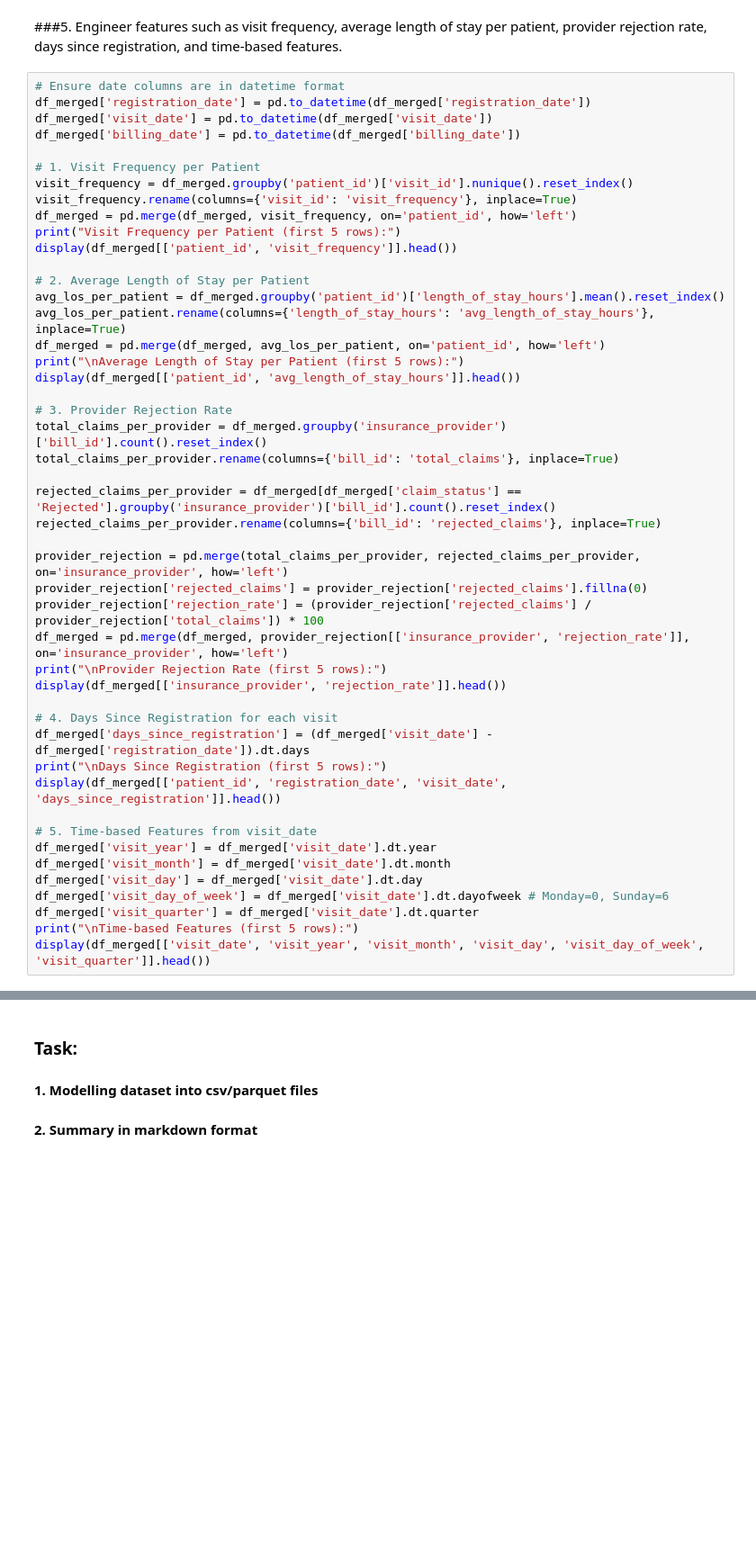
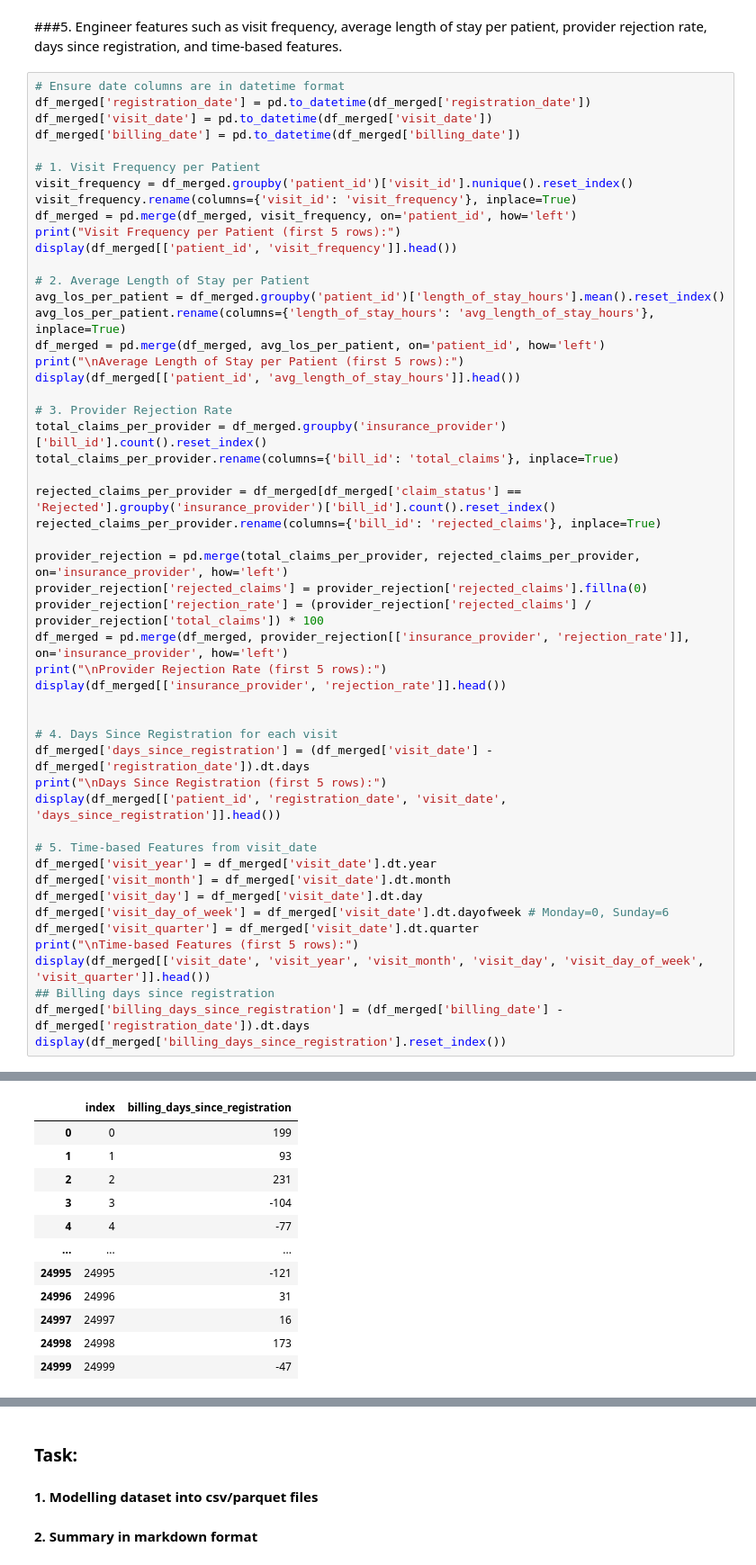
Before and after one commit to rahilkhan-acadmic/APAIML-GradedMiniProject, a Jupyter notebook: capstone/Phase2_EDA.ipynb, the cells around one changed output, grey strips where cells are left out. Shown at 90% size. Cells and saved outputs as stored; diff of their text form; blank space fills up the shorter version.

```diff
--- a/capstone/Phase2_EDA.ipynb
+++ b/capstone/Phase2_EDA.ipynb
@@ -261,6 +261,7 @@ df_merged = pd.merge(df_merged, provider_rejection[['insurance_provider', 'rejec
 print("\nProvider Rejection Rate (first 5 rows):")
 display(df_merged[['insurance_provider', 'rejection_rate']].head())
 
+
 # 4. Days Since Registration for each visit
 df_merged['days_since_registration'] = (df_merged['visit_date'] - df_merged['registration_date']).dt.days
 print("\nDays Since Registration (first 5 rows):")
@@ -274,6 +275,9 @@ df_merged['visit_day_of_week'] = df_merged['visit_date'].dt.dayofweek # Monday=0
 df_merged['visit_quarter'] = df_merged['visit_date'].dt.quarter
 print("\nTime-based Features (first 5 rows):")
 display(df_merged[['visit_date', 'visit_year', 'visit_month', 'visit_day', 'visit_day_of_week', 'visit_quarter']].head())
+## Billing days since registration
+df_merged['billing_days_since_registration'] = (df_merged['billing_date'] - df_merged['registration_date']).dt.days
+display(df_merged['billing_days_since_registration'].reset_index())
 # %% [output]
 Visit Frequency per Patient (first 5 rows):
 |  | patient_id | visit_frequency |
@@ -283,30 +287,42 @@ Visit Frequency per Patient (first 5 rows):
 | 3 | 1 | 6 |
 | 4 | 1 | 6 |
 Average Length of Stay per Patient (first 5 rows):
 |  | patient_id | avg_length_of_stay_hours |
 | 0 | 1 | 22.183333 |
 | 1 | 1 | 22.183333 |
 | 2 | 1 | 22.183333 |
 | 3 | 1 | 22.183333 |
 | 4 | 1 | 22.183333 |
 Provider Rejection Rate (first 5 rows):
 |  | insurance_provider | rejection_rate |
 | 0 | SecureLife | 15.691534 |
 | 1 | SecureLife | 15.691534 |
 | 2 | SecureLife | 15.691534 |
 | 3 | SecureLife | 15.691534 |
 | 4 | SecureLife | 15.691534 |
 Days Since Registration (first 5 rows):
 |  | patient_id | registration_date | visit_date | days_since_registration |
 | 0 | 1 | 2025-05-14 | 2025-10-15 | 154 |
 | 1 | 1 | 2025-05-14 | 2025-09-21 | 130 |
 | 2 | 1 | 2025-05-14 | 2025-02-09 | -94 |
 | 3 | 1 | 2025-05-14 | 2025-10-09 | 148 |
 | 4 | 1 | 2025-05-14 | 2025-07-07 | 54 |
 Time-based Features (first 5 rows):
 |  | visit_date | visit_year | visit_month | visit_day | visit_day_of_week | visit_quarter |
 | 0 | 2025-10-15 | 2025 | 10 | 15 | 2 | 4 |
 | 1 | 2025-09-21 | 2025 | 9 | 21 | 6 | 3 |
 | 2 | 2025-02-09 | 2025 | 2 | 9 | 6 | 1 |
 | 3 | 2025-10-09 | 2025 | 10 | 9 | 3 | 4 |
 | 4 | 2025-07-07 | 2025 | 7 | 7 | 0 | 3 |
+|  | index | billing_days_since_registration |
+| 0 | 0 | 199 |
+| 1 | 1 | 93 |
+| 2 | 2 | 231 |
+| 3 | 3 | -104 |
+| 4 | 4 | -77 |
+| ... | ... | ... |
+| 24995 | 24995 | -121 |
+| 24996 | 24996 | 31 |
+| 24997 | 24997 | 16 |
+| 24998 | 24998 | 173 |
+| 24999 | 24999 | -47 |
```
Also changed, not shown: parts of 5 cells of this notebook.
